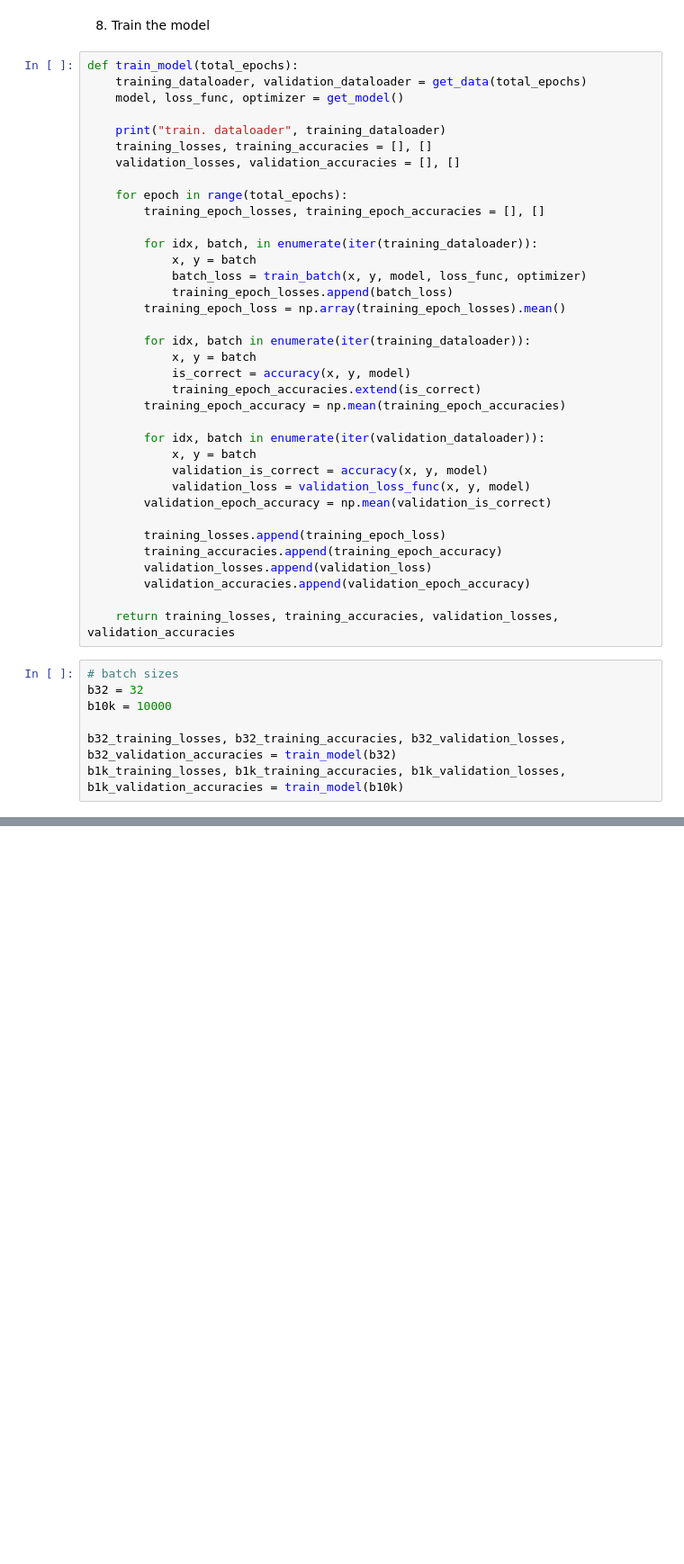
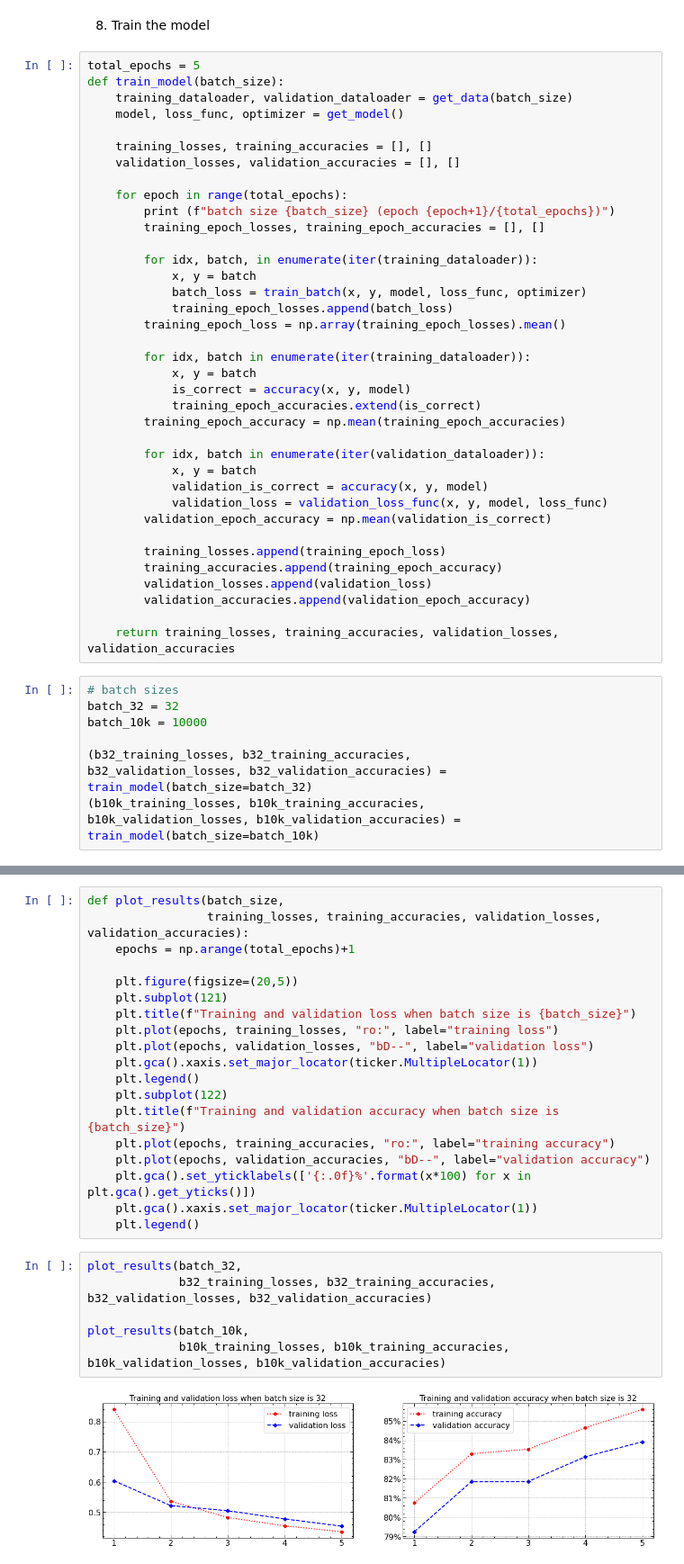
Before and after one commit to adamszymanowski/modern-computer-vision-with-pythorch, a Jupyter notebook: chapter_03/06_varying_batch_size.ipynb, the cells around one changed output, grey strips where cells are left out. Shown at 90% size. Drawn from its saved outputs; the diff is of its cells as text; blank space fills up the shorter version.

Commit message:
Building a Deep Neural network with PyTorch: Varying batch size

```diff
--- a/chapter_03/06_varying_batch_size.ipynb
+++ b/chapter_03/06_varying_batch_size.ipynb
@@ -109,15 +113,16 @@ def validation_loss_func(x, y, model, loss_func):
 # %% [markdown]
 8. Train the model
 # %%
-def train_model(total_epochs):
-    training_dataloader, validation_dataloader = get_data(total_epochs)
+total_epochs = 5
+def train_model(batch_size):
+    training_dataloader, validation_dataloader = get_data(batch_size)
     model, loss_func, optimizer = get_model()
 
-    print("train. dataloader", training_dataloader)
     training_losses, training_accuracies = [], []
     validation_losses, validation_accuracies = [], []
 
     for epoch in range(total_epochs):
+        print (f"batch size {batch_size} (epoch {epoch+1}/{total_epochs})")
         training_epoch_losses, training_epoch_accuracies = [], []
 
         for idx, batch, in enumerate(iter(training_dataloader)):
@@ -135,7 +140,7 @@ def train_model(total_epochs):
         for idx, batch in enumerate(iter(validation_dataloader)):
             x, y = batch
             validation_is_correct = accuracy(x, y, model)
-            validation_loss = validation_loss_func(x, y, model)
+            validation_loss = validation_loss_func(x, y, model, loss_func)
         validation_epoch_accuracy = np.mean(validation_is_correct)
 
         training_losses.append(training_epoch_loss)
@@ -146,9 +151,11 @@ def train_model(total_epochs):
     return training_losses, training_accuracies, validation_losses, validation_accuracies
 # %%
 # batch sizes
-b32 = 32
-b10k = 10000
+batch_32 = 32
+batch_10k = 10000
 
-b32_training_losses, b32_training_accuracies, b32_validation_losses, b32_validation_accuracies = train_model(b32)
-b1k_training_losses, b1k_training_accuracies, b1k_validation_losses, b1k_validation_accuracies = train_model(b10k)
+(b32_training_losses, b32_training_accuracies,
+b32_validation_losses, b32_validation_accuracies) = train_model(batch_size=batch_32)
+(b10k_training_losses, b10k_training_accuracies,
+b10k_validation_losses, b10k_validation_accuracies) = train_model(batch_size=batch_10k)
 # %% [output]
@@ -156,0 +172,27 @@ TypeError: default_collate: batch must contain tensors, numpy arrays, numbers, d
+# %%
+def plot_results(batch_size,
+                 training_losses, training_accuracies, validation_losses, validation_accuracies):
+    epochs = np.arange(total_epochs)+1
+
+    plt.figure(figsize=(20,5))
+    plt.subplot(121)
+    plt.title(f"Training and validation loss when batch size is {batch_size}")
+    plt.plot(epochs, training_losses, "ro:", label="training loss")
+    plt.plot(epochs, validation_losses, "bD--", label="validation loss")
+    plt.gca().xaxis.set_major_locator(ticker.MultipleLocator(1))
+    plt.legend()
+    plt.subplot(122)
+    plt.title(f"Training and validation accuracy when batch size is {batch_size}")
+    plt.plot(epochs, training_accuracies, "ro:", label="training accuracy")
+    plt.plot(epochs, validation_accuracies, "bD--", label="validation accuracy")
+    plt.gca().set_yticklabels(['{:.0f}%'.format(x*100) for x in plt.gca().get_yticks()])
+    plt.gca().xaxis.set_major_locator(ticker.MultipleLocator(1))
+    plt.legend()
+# %%
+plot_results(batch_32,
+             b32_training_losses, b32_training_accuracies, b32_validation_losses, b32_validation_accuracies)
+
+plot_results(batch_10k,
+             b10k_training_losses, b10k_training_accuracies, b10k_validation_losses, b10k_validation_accuracies)
+# %% [output]
+[figure, added]
```
Also changed, not shown: parts of 4 cells of this notebook.
